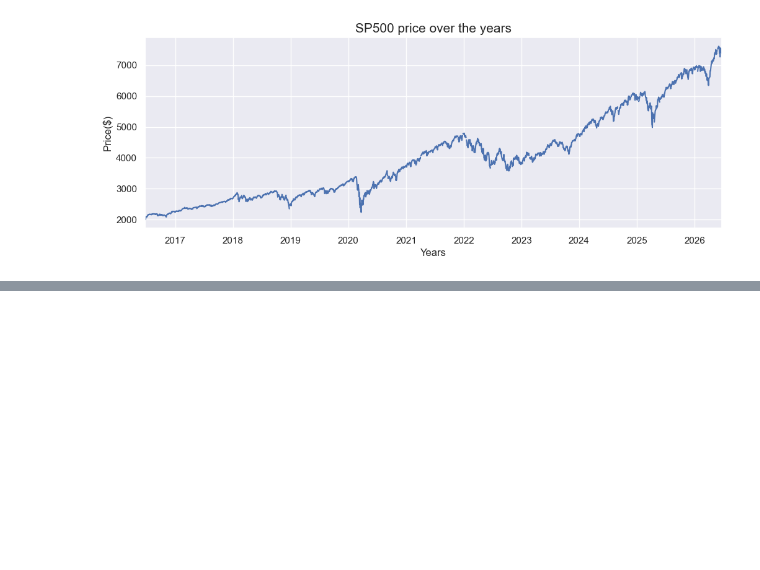
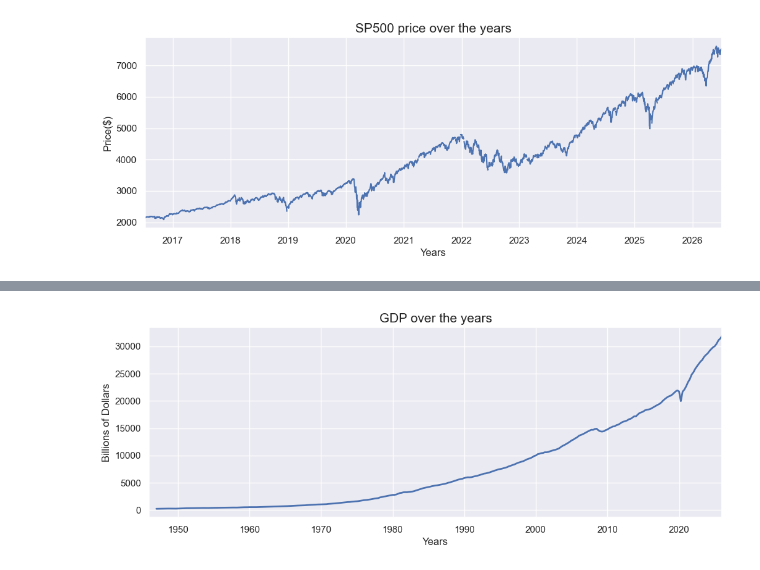
Before and after one commit to LeoTarulli/Fred_API, a Jupyter notebook: Fred.ipynb, the cells around one changed output, grey strips where cells are left out. Saved outputs shown, nothing was run; the diff lists cells and outputs as text; code cells hidden in the pictures; blank space fills up the shorter version.

```diff
--- a/Fred.ipynb
+++ b/Fred.ipynb
@@ -79,0 +72,9 @@ unemp_restults.head() # We anow are going to select the first serie from the dat
+# %%
+gdp = fred.get_series(series_id="GDP")
+gdp.plot(figsize=(12,4), lw=2)
+plt.title('GDP over the years', fontdict={'fontsize':'15'})
+plt.ylabel("Billions of Dollars")
+plt.xlabel("Years")
+plt.show()
+# %% [output]
+[figure, added]
```
Also changed, not shown: parts of 31 cells of this notebook.
